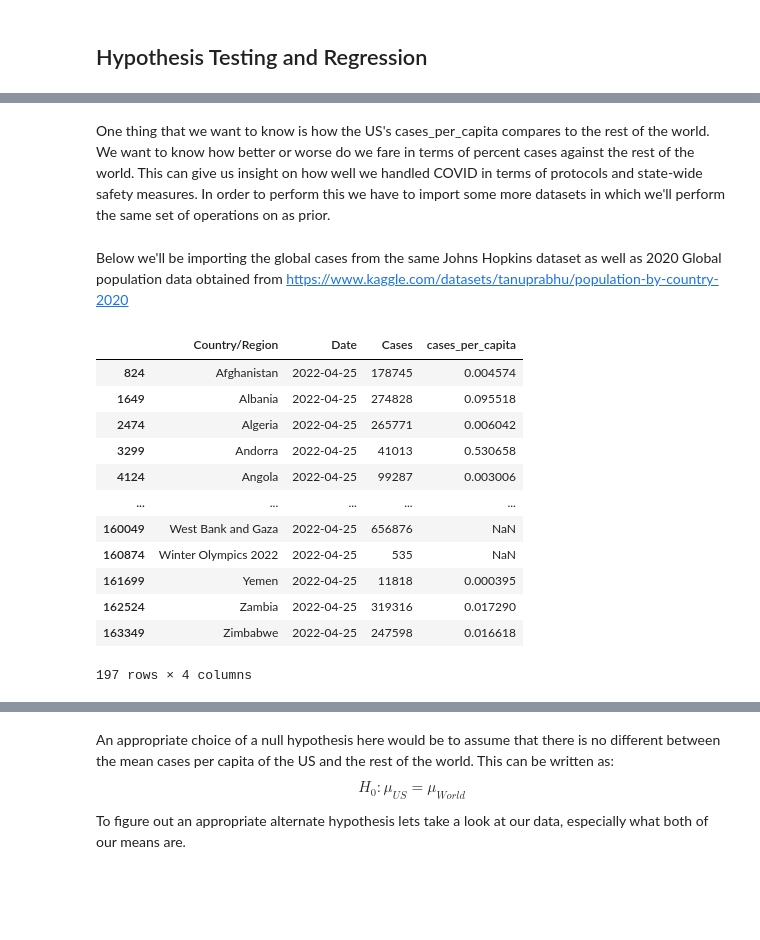
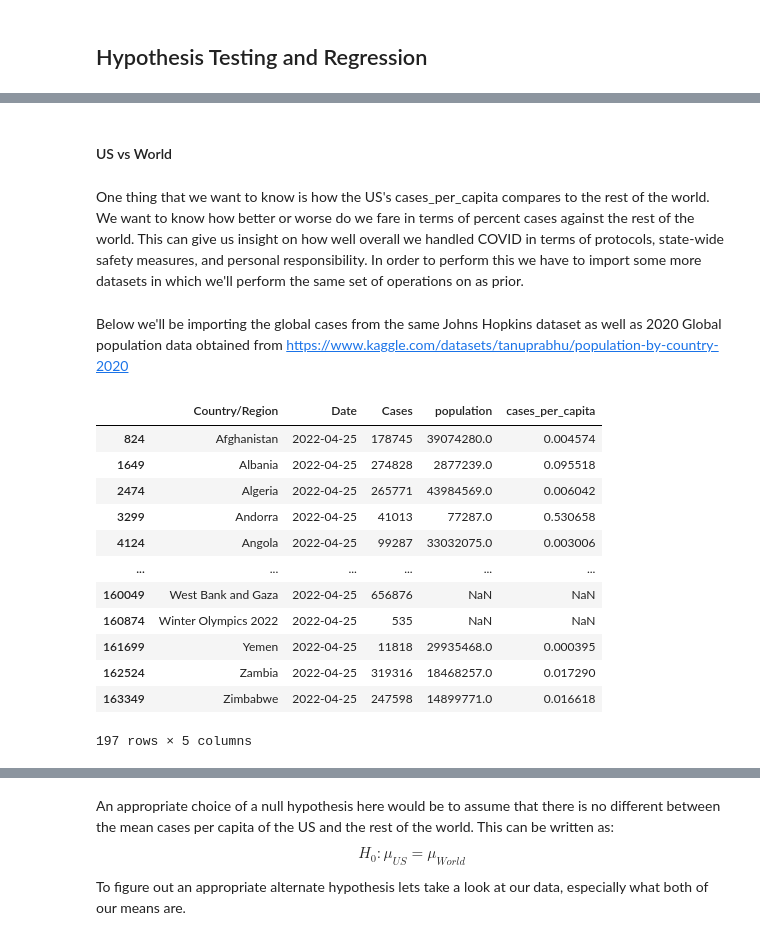
Before and after one commit to rwang0413/rwang4787.github.io, a Jupyter notebook: 320Final.ipynb, the cells around one changed output, grey strips where cells are left out. Saved outputs shown, nothing was run; the diff lists cells and outputs as text; code cells hidden in the pictures; blank space fills up the shorter version.

```diff
--- a/320Final.ipynb
+++ b/320Final.ipynb
@@ -227,5 +209,6 @@ Since we're only focused on the 50 states plus the District of Columbia, we're g
 # %%
 states = np.unique(state_demographics['State'])
+states = states[states != "District of Columbia"]
 totalCases_US = totalCases_US[totalCases_US['Province_State'].isin(states)]
 np.unique(totalCases_US.Province_State)
 # %% [output]
@@ -410,5 +362,7 @@ plot_by("Age.Percent Under 18 Years", "Percent of Population Under 18 Years Old"
+# %% [markdown]
+#### US vs World
 # %% [markdown]
-One thing that we want to know is how the US's cases_per_capita compares to the rest of the world. We want to know how better or worse do we fare in terms of percent cases against the rest of the world. This can give us insight on how well we handled COVID in terms of protocols and state-wide safety measures. In order to perform this we have to import some more datasets in which we'll perform the same set of operations on as prior.
+One thing that we want to know is how the US's cases_per_capita compares to the rest of the world. We want to know how better or worse do we fare in terms of percent cases against the rest of the world. This can give us insight on how well overall we handled COVID in terms of protocols, state-wide safety measures, and personal responsibility. In order to perform this we have to import some more datasets in which we'll perform the same set of operations on as prior.
 # %% [markdown]
 Below we'll be importing the global cases from the same Johns Hopkins dataset as well as 2020 Global population data obtained from https://www.kaggle.com/datasets/tanuprabhu/population-by-country-2020
 # %%
@@ -418,41 +372,43 @@ population_Global = pd.read_csv("datasets/population_by_country_2020.csv")
 # %%
 # finding index of first date
 idx = next(x for x in confirmed_Global.columns.values if (re.match('(\d{1,2})[/.-](\d{1,2})[/.-](\d{2})$', x)))
 idx = np.where(confirmed_Global.columns.values == idx)[0][0]
 
 # melting our dataframe with our identifier variables being everything up to idx+3
 confirmed_Global = pd.melt(confirmed_Global, id_vars=confirmed_Global.columns[0:idx])
 confirmed_Global.rename(columns={"value": "Cases", "variable": "Date"}, inplace=True)
 confirmed_Global['Date'] = pd.to_datetime(confirmed_Global['Date'], format="%m/%d/%y")
 
 # summing all rows with the same country and date
 totalCases_Global = confirmed_Global.groupby(['Country/Region', 'Date']).agg({'Cases': 'sum'})
 totalCases_Global.reset_index(inplace=True)
 
 # getting only total cases by 04/25/22
 datefilter_Global = totalCases_Global.loc[totalCases_Global['Date'] == end_date].copy()
 
 # dropping US from the dataframe
 datefilter_Global = datefilter_Global[datefilter_Global['Country/Region'] != "US"]
 
+datefilter_Global['population'] = np.NaN
 datefilter_Global['cases_per_capita'] = np.NaN
 for i, row in datefilter_Global.iterrows():
     c = row["Country/Region"]
     population = population_Global[population_Global['Country (or dependency)'] == c]['Population (2020)']
     if (len(population) > 0):
+        datefilter_Global.at[i, 'population'] = float(population)
         datefilter_Global.at[i, 'cases_per_capita'] = (row["Cases"]/float(population))
 datefilter_Global
 # %% [output]
-|  | Country/Region | Date | Cases | cases_per_capita |
-| 824 | Afghanistan | 2022-04-25 | 178745 | 0.004574 |
-| 1649 | Albania | 2022-04-25 | 274828 | 0.095518 |
-| 2474 | Algeria | 2022-04-25 | 265771 | 0.006042 |
-| 3299 | Andorra | 2022-04-25 | 41013 | 0.530658 |
-| 4124 | Angola | 2022-04-25 | 99287 | 0.003006 |
-| ... | ... | ... | ... | ... |
-| 160049 | West Bank and Gaza | 2022-04-25 | 656876 | NaN |
-| 160874 | Winter Olympics 2022 | 2022-04-25 | 535 | NaN |
-| 161699 | Yemen | 2022-04-25 | 11818 | 0.000395 |
-| 162524 | Zambia | 2022-04-25 | 319316 | 0.017290 |
-| 163349 | Zimbabwe | 2022-04-25 | 247598 | 0.016618 |
+|  | Country/Region | Date | Cases | population | cases_per_capita |
+| 824 | Afghanistan | 2022-04-25 | 178745 | 39074280.0 | 0.004574 |
+| 1649 | Albania | 2022-04-25 | 274828 | 2877239.0 | 0.095518 |
+| 2474 | Algeria | 2022-04-25 | 265771 | 43984569.0 | 0.006042 |
+| 3299 | Andorra | 2022-04-25 | 41013 | 77287.0 | 0.530658 |
+| 4124 | Angola | 2022-04-25 | 99287 | 33032075.0 | 0.003006 |
+| ... | ... | ... | ... | ... | ... |
+| 160049 | West Bank and Gaza | 2022-04-25 | 656876 | NaN | NaN |
+| 160874 | Winter Olympics 2022 | 2022-04-25 | 535 | NaN | NaN |
+| 161699 | Yemen | 2022-04-25 | 11818 | 29935468.0 | 0.000395 |
+| 162524 | Zambia | 2022-04-25 | 319316 | 18468257.0 | 0.017290 |
+| 163349 | Zimbabwe | 2022-04-25 | 247598 | 14899771.0 | 0.016618 |
-197 rows × 4 columns
+197 rows × 5 columns
```
Also changed, not shown: parts of 29 cells of this notebook, 2 other files.
